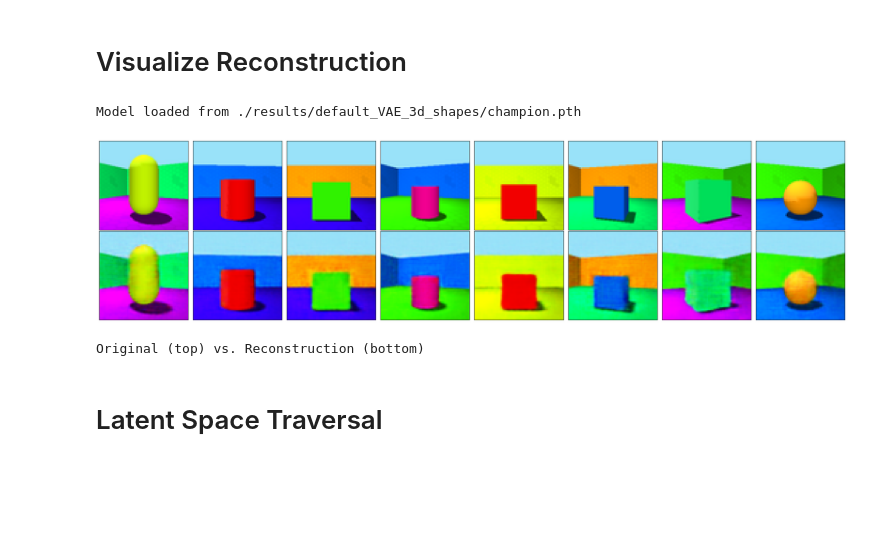
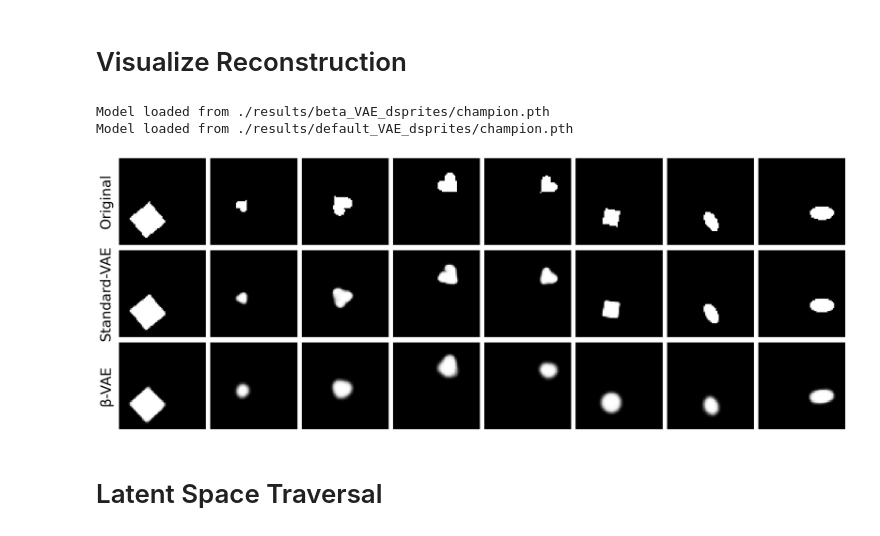
Before and after one commit to arneallwardt/Beta_VAE, a Jupyter notebook: qualitative_evaluation.ipynb, the cells around one changed output. Drawn from its saved outputs; the diff is of its cells as text; code cells hidden in the pictures; blank space fills up the shorter version.

```diff
--- a/qualitative_evaluation.ipynb
+++ b/qualitative_evaluation.ipynb
@@ -11,16 +11,13 @@ from utils import load_model
 from models import VAE_dsprites, VAE_shapes
 # %%
 RESULTS_PATH = "./results"
-DATASET = "3d_shapes" # dsprites / 3d_shapes
-VAE_MODE = "default" # default / beta
+DATASET = "dsprites" # dsprites / 3d_shapes
 
 if DATASET not in ["3d_shapes", "dsprites"]:
     raise ValueError("DATASET must be one of 'dsprites', '3d_shapes'")
 
-if VAE_MODE not in ["default", "beta"]:
-    raise ValueError("VAE_MODE must be one of 'default', 'beta'")
-
-LOAD_MODEL_DIR = f"{VAE_MODE}_VAE_{DATASET}"
+BETA_VAE_LOAD_MODEL_DIR = f"beta_VAE_{DATASET}"
+DEFAULT_VAE_LOAD_MODEL_DIR = f"default_VAE_{DATASET}"
 CHAMPION_MODEL_NAME = "champion"
 
 IMG_WIDTH_HEIGHT = 64
@@ -30,7 +27,6 @@ DISENTANGLEMENT_STEPS = 16
 
 print("---SETTINGS---")
 print(f"dataset: {DATASET}")
-print(f"vae mode: {VAE_MODE}")
-print(f"loading directory: {LOAD_MODEL_DIR}")
+print(f"loading directories:\n\t{DEFAULT_VAE_LOAD_MODEL_DIR}\n\t{BETA_VAE_LOAD_MODEL_DIR}")
 # %% [output]
 ---SETTINGS---
@@ -125,24 +131,32 @@ show_images_grid(batch_images)
 # Visualize Reconstruction
 # %%
 # Load model
-path = os.path.join(RESULTS_PATH, LOAD_MODEL_DIR, f"{CHAMPION_MODEL_NAME}.pth")
+beta_VAE_path = os.path.join(RESULTS_PATH, BETA_VAE_LOAD_MODEL_DIR, f"{CHAMPION_MODEL_NAME}.pth")
+default_VAE_path = os.path.join(RESULTS_PATH, DEFAULT_VAE_LOAD_MODEL_DIR, f"{CHAMPION_MODEL_NAME}.pth")
 if DATASET == "dsprites":
-    model = load_model(VAE_dsprites(latent_dim=hyperparameters['latent_dim']), path=path, hyperparameters=hyperparameters).to(hyperparameters['device'])
+    beta_vae_model = load_model(VAE_dsprites(latent_dim=hyperparameters['latent_dim']), path=beta_VAE_path, hyperparameters=hyperparameters).to(hyperparameters['device'])
+    default_vae_model = load_model(VAE_dsprites(latent_dim=hyperparameters['latent_dim']), path=default_VAE_path, hyperparameters=hyperparameters).to(hyperparameters['device'])
 elif DATASET == "3d_shapes":
-    model = load_model(VAE_shapes(latent_dim=hyperparameters['latent_dim']), path=path, hyperparameters=hyperparameters).to(hyperparameters['device'])
+    beta_vae_model = load_model(VAE_shapes(latent_dim=hyperparameters['latent_dim']), path=beta_VAE_path, hyperparameters=hyperparameters).to(hyperparameters['device'])
+    default_vae_model = load_model(VAE_shapes(latent_dim=hyperparameters['latent_dim']), path=default_VAE_path, hyperparameters=hyperparameters).to(hyperparameters['device'])
 # %% [output]
-Model loaded from ./results/default_VAE_3d_shapes/champion.pth
+Model loaded from ./results/beta_VAE_dsprites/champion.pth
+Model loaded from ./results/default_VAE_dsprites/champion.pth
 # %%
 with torch.no_grad():
         data = batch_images.to(hyperparameters['device'])
-        recon_batch, mu, logvar = model(data)
-        comparison = torch.cat([data[:8], recon_batch.view(16, NO_CHANNELS, IMG_WIDTH_HEIGHT, IMG_WIDTH_HEIGHT)[:8]])
-        show_images_grid(comparison)
+        default_vae_recon_batch, mu, logvar = default_vae_model(data)
+        beta_vae_recon_batch, mu, logvar = beta_vae_model(data)
 
-print("Original (top) vs. Reconstruction (bottom)")
+
+        comparison = torch.cat([
+                data[:8],
+                default_vae_recon_batch.view(16, NO_CHANNELS, IMG_WIDTH_HEIGHT, IMG_WIDTH_HEIGHT)[:8],
+                beta_vae_recon_batch.view(16, NO_CHANNELS, IMG_WIDTH_HEIGHT, IMG_WIDTH_HEIGHT)[:8]
+        ])
+        show_images_grid(comparison, nrows=3, labels=['Original', 'Standard-VAE', 'β-VAE'])
 # %% [output]
-[figure, old version]
+[figure, new version]
-Original (top) vs. Reconstruction (bottom)
 # %% [markdown]
 # Latent Space Traversal
 # %%
```
Also changed, not shown: parts of 7 cells of this notebook.
